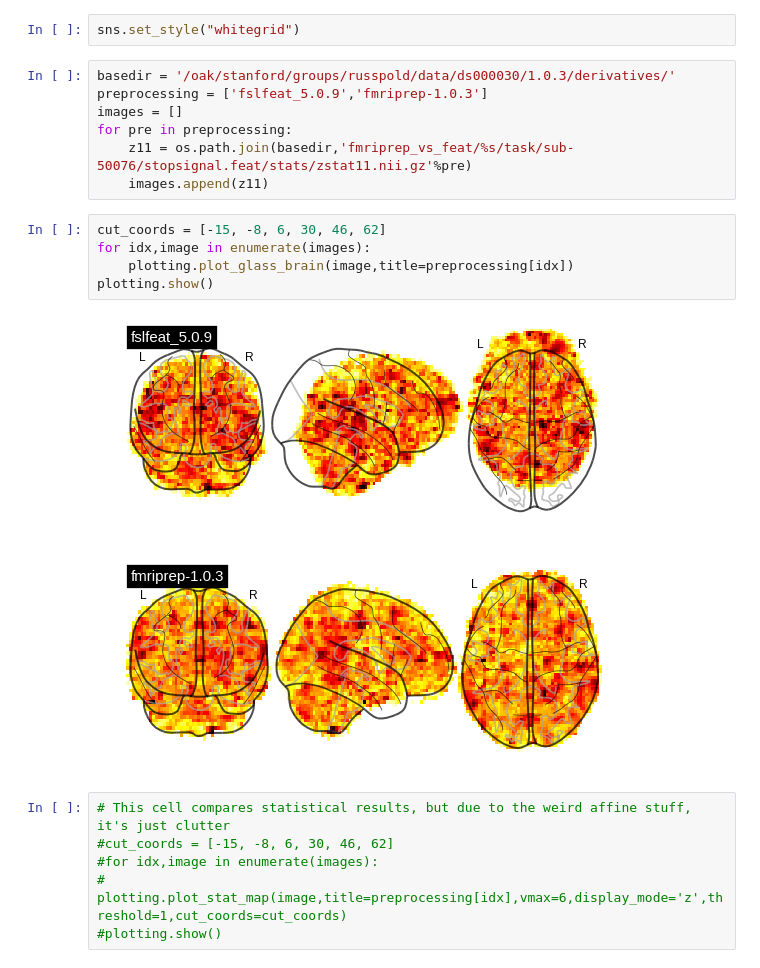
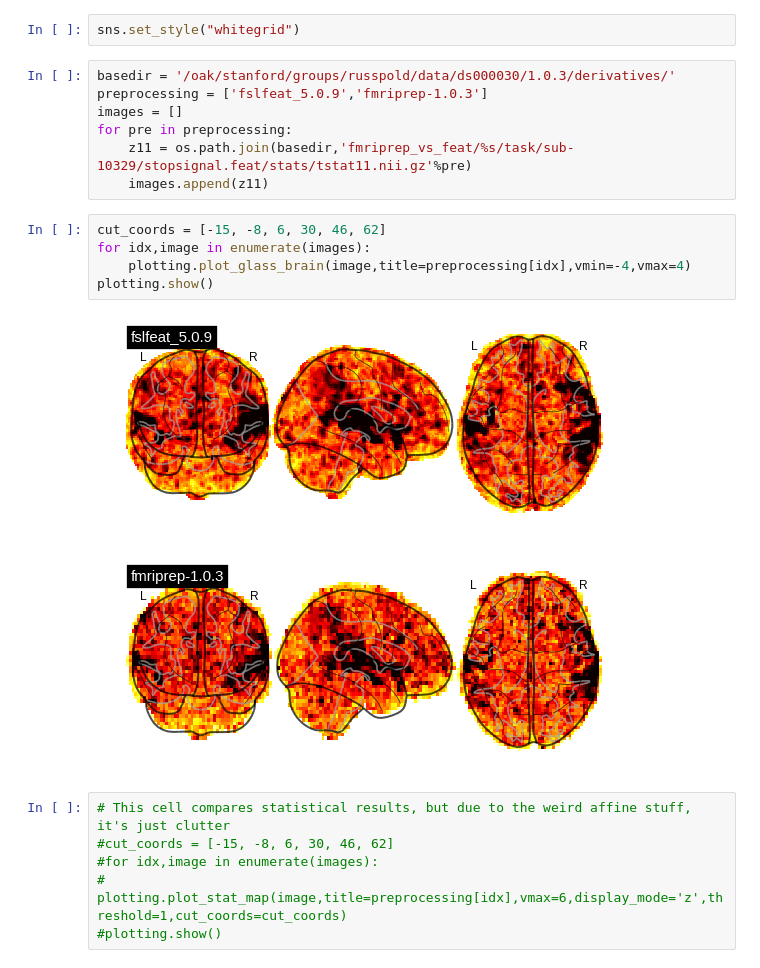
Before and after one commit to poldracklab/CNP_task_analysis, a Jupyter notebook: notebooks/SingleSubjectVis.ipynb, the cells around one changed output. Saved outputs shown, nothing was run; the diff lists cells and outputs as text.

```diff
--- a/notebooks/SingleSubjectVis.ipynb
+++ b/notebooks/SingleSubjectVis.ipynb
@@ -13,16 +13,16 @@ basedir = '/oak/stanford/groups/russpold/data/ds000030/1.0.3/derivatives/'
 preprocessing = ['fslfeat_5.0.9','fmriprep-1.0.3']
 images = []
 for pre in preprocessing:
-    z11 = os.path.join(basedir,'fmriprep_vs_feat/%s/task/sub-50076/stopsignal.feat/stats/zstat11.nii.gz'%pre)
+    z11 = os.path.join(basedir,'fmriprep_vs_feat/%s/task/sub-10329/stopsignal.feat/stats/tstat11.nii.gz'%pre)
     images.append(z11)
 # %%
 cut_coords = [-15, -8, 6, 30, 46, 62]
 for idx,image in enumerate(images):
-    plotting.plot_glass_brain(image,title=preprocessing[idx])
+    plotting.plot_glass_brain(image,title=preprocessing[idx],vmin=-4,vmax=4)
 plotting.show()
 # %% [output]
-[figure, old version]
+[figure, new version]
-[figure, old version]
+[figure, new version]
 # %%
 # This cell compares statistical results, but due to the weird affine stuff, it's just clutter
 #cut_coords = [-15, -8, 6, 30, 46, 62]
```
Also changed, not shown: parts of 1 cell of this notebook.
